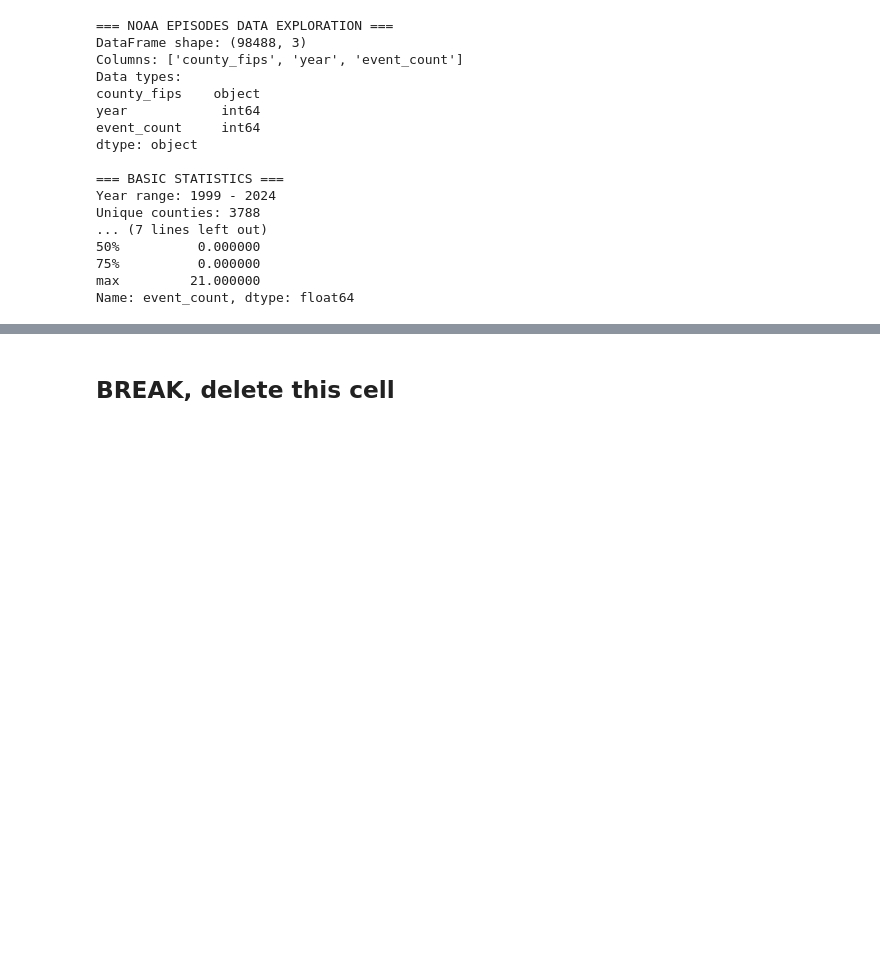
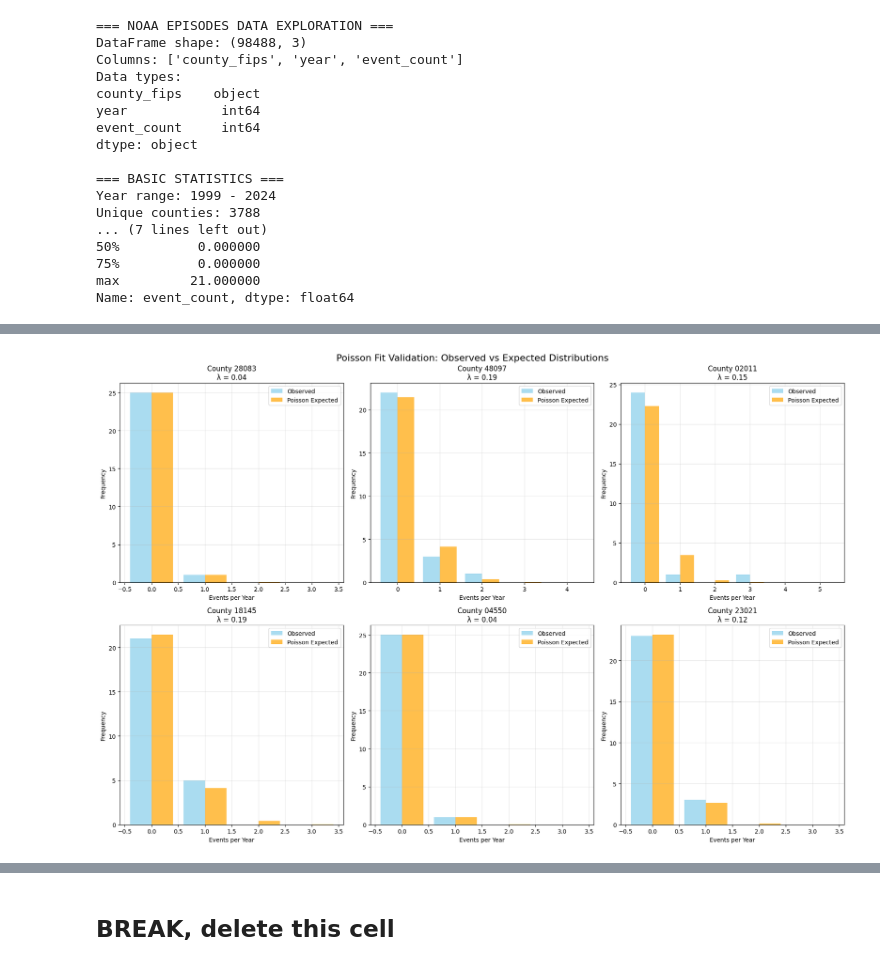
Before and after one commit to abdbtech/capstone, a Jupyter notebook: database_stats_breadboard.ipynb, the cells around one changed output, grey strips where cells are left out. Cells and saved outputs as stored; diff of their text form; code cells hidden in the pictures; blank space fills up the shorter version.

```diff
--- a/database_stats_breadboard.ipynb
+++ b/database_stats_breadboard.ipynb
@@ -354,0 +233,35 @@ Percentage overdispersed: 8.9%
+# %%
+# Select a few representative counties for detailed analysis
+sample_counties = county_lambdas.sample(6, random_state=36)  # reproducible sample
+
+fig, axes = plt.subplots(2, 3, figsize=(18, 12))
+axes = axes.flatten()
+
+for i, (_, county) in enumerate(sample_counties.iterrows()):
+    county_fips = county['county_fips']
+    lambda_est = county['lambda_hat']
+
+    county_data = df_noaa[df_noaa['county_fips'] == county_fips]['event_count']
+    max_events = int(county_data.max()) + 2
+    x_vals = range(0, max_events + 1)
+    theoretical_probs = [poisson.pmf(k, lambda_est) for k in x_vals]
+    theoretical_counts = [p * len(county_data) for p in theoretical_probs]
+    actual_counts = [sum(county_data == k) for k in x_vals]
+
+    # Plot
+    axes[i].bar([x - 0.2 for x in x_vals], actual_counts, width=0.4,
+                label='Observed', alpha=0.7, color='skyblue')
+    axes[i].bar([x + 0.2 for x in x_vals], theoretical_counts, width=0.4,
+                label='Poisson Expected', alpha=0.7, color='orange')
+
+    axes[i].set_title(f'County {county_fips}\nλ = {lambda_est:.2f}')
+    axes[i].set_xlabel('Events per Year')
+    axes[i].set_ylabel('Frequency')
+    axes[i].legend()
+    axes[i].grid(alpha=0.3)
+
+plt.suptitle('Poisson Fit Validation: Observed vs Expected Distributions', fontsize=16)
+plt.tight_layout()
+plt.show()
+# %% [output]
+[figure, added]
```
Also changed, not shown: parts of 17 cells of this notebook, 1 other file.
